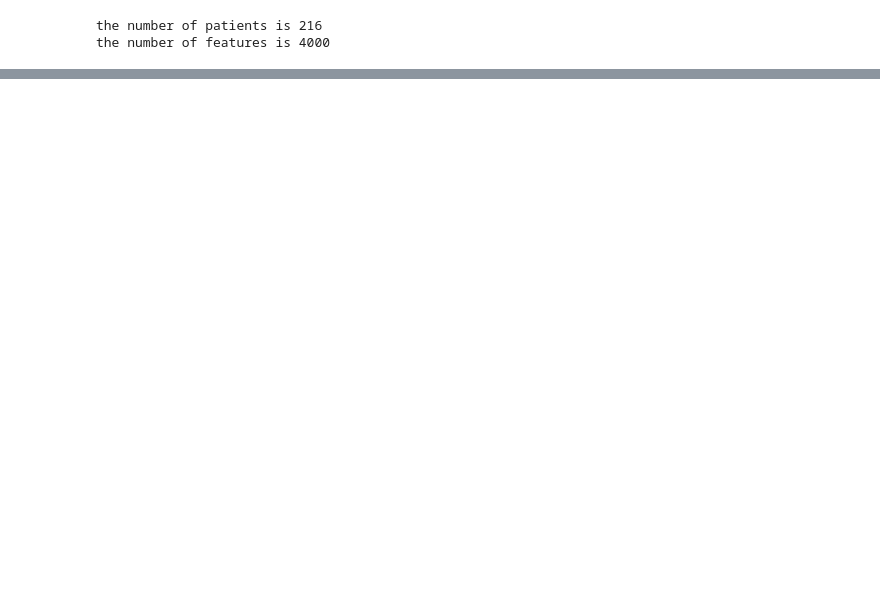
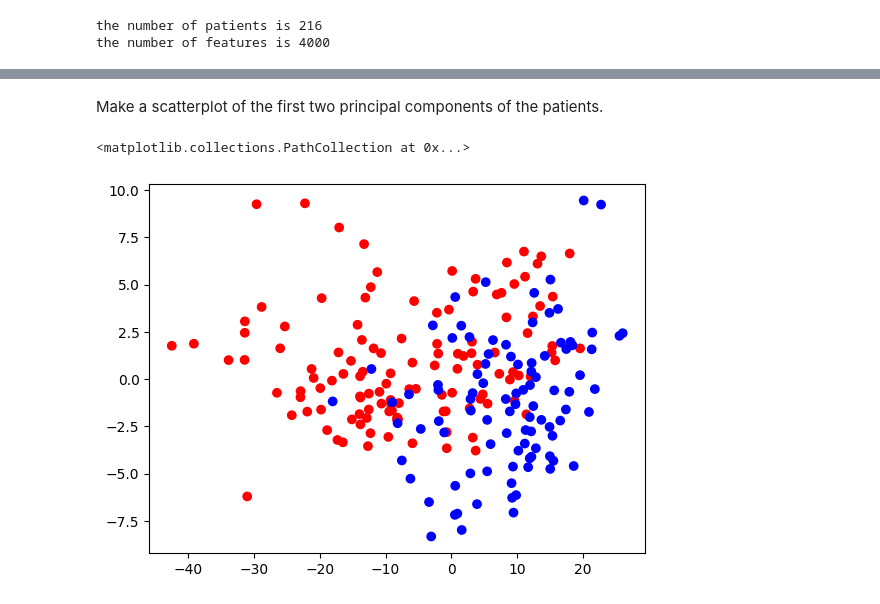
Before and after one commit to edogriba/NAML-2024, a Jupyter notebook: LAB02.ipynb, the cells around one changed output, grey strips where cells are left out. Cells and saved outputs as stored; diff of their text form; code cells hidden in the pictures; blank space fills up the shorter version.

```diff
--- a/LAB02.ipynb
+++ b/LAB02.ipynb
@@ -92,0 +173,13 @@ the number of features is 4000
+# %% [markdown]
+Make a scatterplot of the first two principal components of the patients.
+# %%
+Phi = U.T @ A_bar
+COLOR_MAP = {
+  'Cancer': 'red',
+  'Normal': 'blue'
+}
+
+plt.scatter(Phi[0, :], Phi[1, :], c=[COLOR_MAP[e] for e in grp])
+# %% [output]
+<matplotlib.collections.PathCollection at 0x...>
+[figure, added]
```
Also changed, not shown: parts of 48 cells of this notebook.
